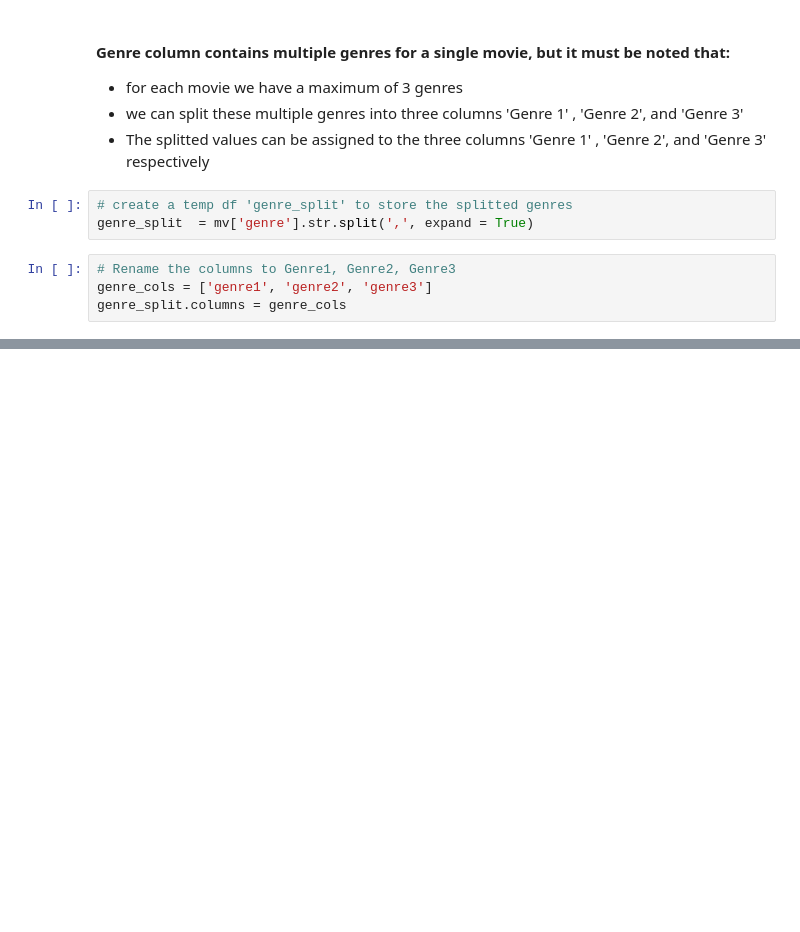
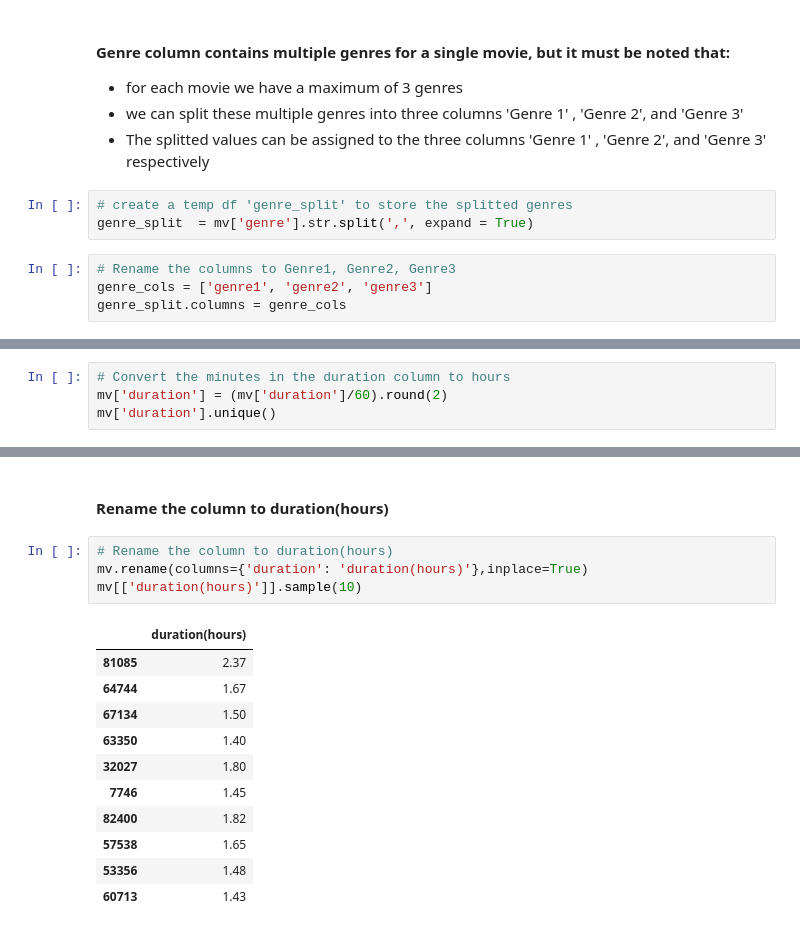
Before and after one commit to anandavii/IMDB_Movie_Cleaning_Python, a Jupyter notebook: imdb movie cleaning.ipynb, the cells around one changed output, grey strips where cells are left out. Drawn from its saved outputs; the diff is of its cells as text; blank space fills up the shorter version.

Commit message:
Cleaned the column duration to convert the duration to hours and rename the column

```diff
--- a/imdb movie cleaning.ipynb
+++ b/imdb movie cleaning.ipynb
@@ -235,0 +264,4 @@ mv.sample(2)
+# %%
+# Convert the minutes in the duration column to hours
+mv['duration'] = (mv['duration']/60).round(2)
+mv['duration'].unique()
@@ -235,0 +286,18 @@ mv.sample(2)
+# %% [markdown]
+#### Rename the column to duration(hours)
+# %%
+# Rename the column to duration(hours)
+mv.rename(columns={'duration': 'duration(hours)'},inplace=True)
+mv[['duration(hours)']].sample(10)
+# %% [output]
+|  | duration(hours) |
+| 81085 | 2.37 |
+| 64744 | 1.67 |
+| 67134 | 1.50 |
+| 63350 | 1.40 |
+| 32027 | 1.80 |
+| 7746 | 1.45 |
+| 82400 | 1.82 |
+| 57538 | 1.65 |
+| 53356 | 1.48 |
+| 60713 | 1.43 |
```
Also changed, not shown: parts of 14 cells of this notebook.
